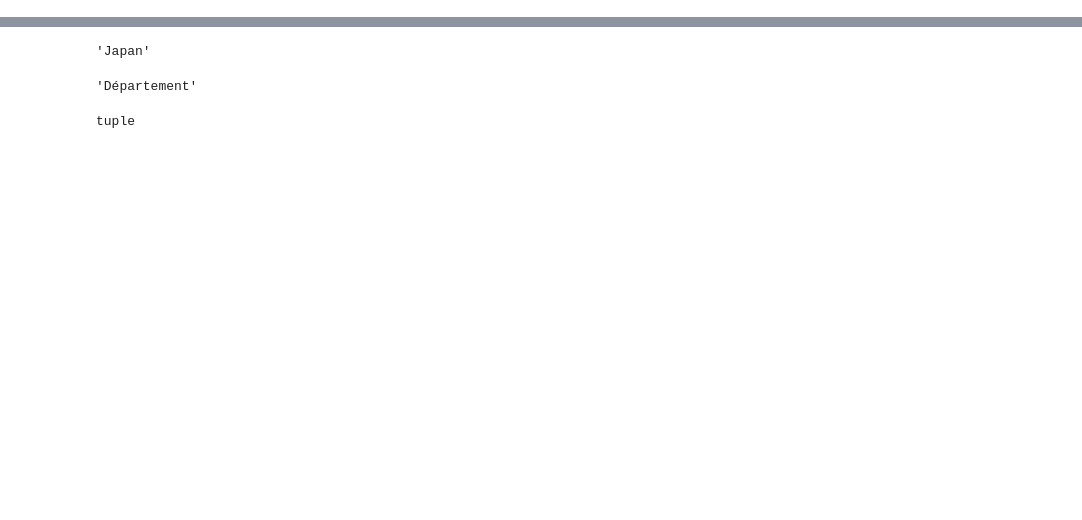
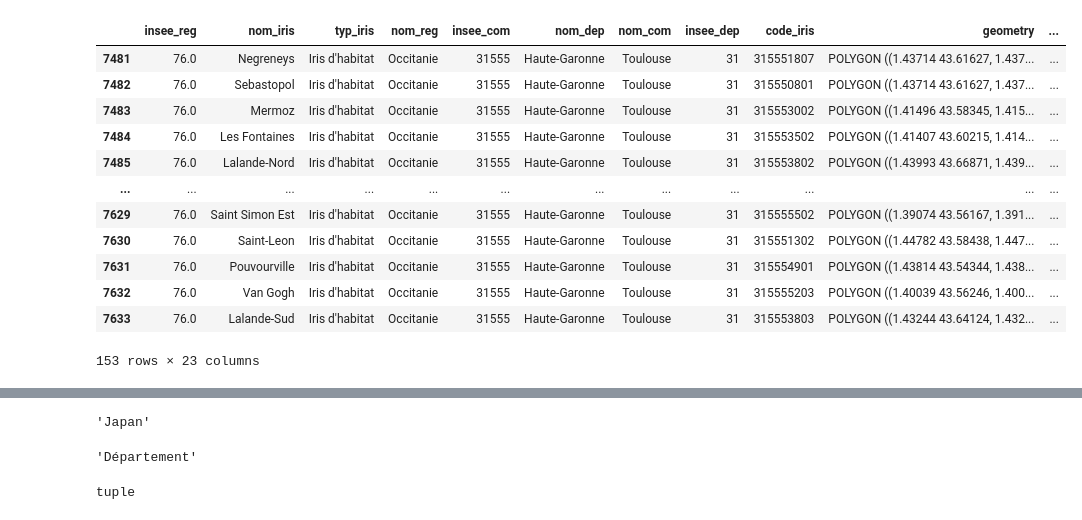
Before and after one commit to dataforgoodfr/batch8_mednum, a Jupyter notebook: notebooks/Test dataframe panel.ipynb, the cells around one changed output, grey strips where cells are left out. Drawn from its saved outputs; the diff is of its cells as text; code cells hidden in the pictures; blank space fills up the shorter version.

Commit message:
Table View with indicators

```diff
--- a/notebooks/Test dataframe panel.ipynb
+++ b/notebooks/Test dataframe panel.ipynb
@@ -52,0 +58,24 @@ pn.Row(
+# %%
+df = o.df_merge.copy()
+# param_values = {k:v for k,v in o.param.get_param_values()}
+
+# ref_column = MAP_COL_WIDGETS['point_ref'][param_values['point_ref']]
+
+# selected_col = [ref_column]
+
+df_level_0 = df[df[MAP_COL_WIDGETS['level_0']]==o.level_0_value] #[o.selected_indices_level_0].head(5)
+df_level_0
+# %% [output]
+|  | insee_reg | nom_iris | typ_iris | nom_reg | insee_com | nom_dep | nom_com | insee_dep | code_iris | geometry | ... |
+| 7481 | 76.0 | Negreneys | Iris d'habitat | Occitanie | 31555 | Haute-Garonne | Toulouse | 31 | 315551807 | POLYGON ((1.43714 43.61627, 1.437... | ... |
+| 7482 | 76.0 | Sebastopol | Iris d'habitat | Occitanie | 31555 | Haute-Garonne | Toulouse | 31 | 315550801 | POLYGON ((1.43714 43.61627, 1.437... | ... |
+| 7483 | 76.0 | Mermoz | Iris d'habitat | Occitanie | 31555 | Haute-Garonne | Toulouse | 31 | 315553002 | POLYGON ((1.41496 43.58345, 1.415... | ... |
+| 7484 | 76.0 | Les Fontaines | Iris d'habitat | Occitanie | 31555 | Haute-Garonne | Toulouse | 31 | 315553502 | POLYGON ((1.41407 43.60215, 1.414... | ... |
+| 7485 | 76.0 | Lalande-Nord | Iris d'habitat | Occitanie | 31555 | Haute-Garonne | Toulouse | 31 | 315553802 | POLYGON ((1.43993 43.66871, 1.439... | ... |
+| ... | ... | ... | ... | ... | ... | ... | ... | ... | ... | ... | ... |
+| 7629 | 76.0 | Saint Simon Est | Iris d'habitat | Occitanie | 31555 | Haute-Garonne | Toulouse | 31 | 315555502 | POLYGON ((1.39074 43.56167, 1.391... | ... |
+| 7630 | 76.0 | Saint-Leon | Iris d'habitat | Occitanie | 31555 | Haute-Garonne | Toulouse | 31 | 315551302 | POLYGON ((1.44782 43.58438, 1.447... | ... |
+| 7631 | 76.0 | Pouvourville | Iris d'habitat | Occitanie | 31555 | Haute-Garonne | Toulouse | 31 | 315554901 | POLYGON ((1.43814 43.54344, 1.438... | ... |
+| 7632 | 76.0 | Van Gogh | Iris d'habitat | Occitanie | 31555 | Haute-Garonne | Toulouse | 31 | 315555203 | POLYGON ((1.40039 43.56246, 1.400... | ... |
+| 7633 | 76.0 | Lalande-Sud | Iris d'habitat | Occitanie | 31555 | Haute-Garonne | Toulouse | 31 | 315553803 | POLYGON ((1.43244 43.64124, 1.432... | ... |
+153 rows × 23 columns
```
Also changed, not shown: parts of 28 cells of this notebook, 3 other files.
